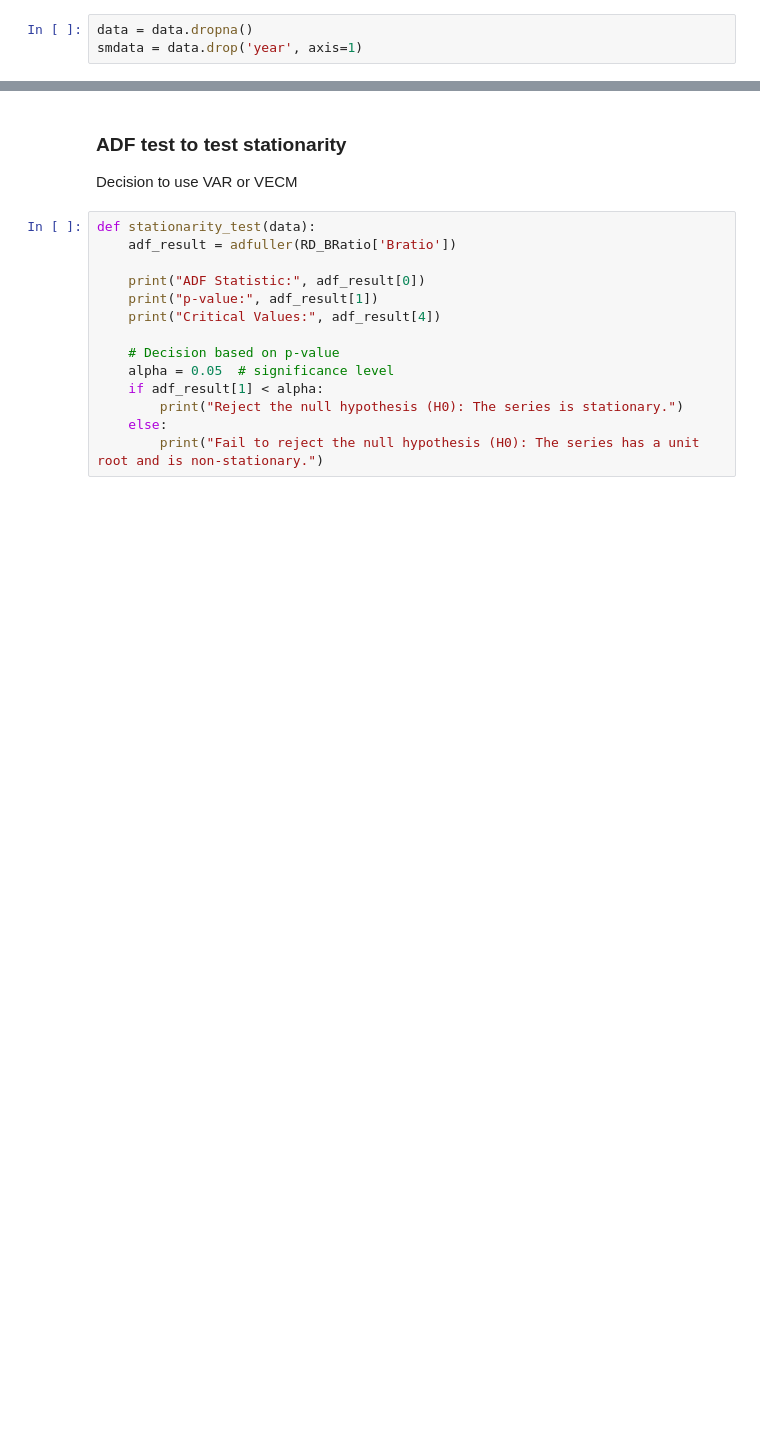
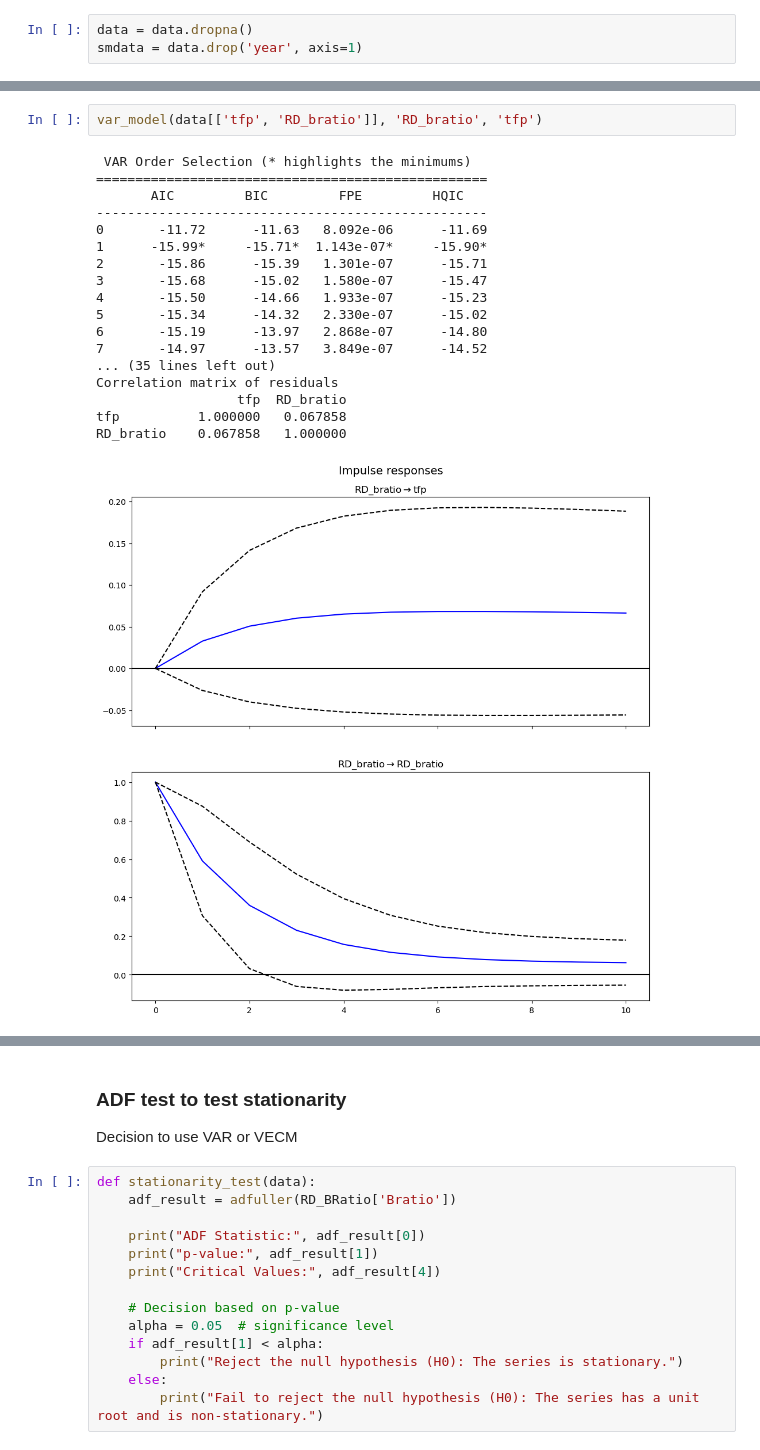
Before and after one commit to yueyun-zhang/InnovationEconomics-Exploration, a Jupyter notebook: Basic Research/Basic Research - VAR.ipynb, the cells around one changed output, grey strips where cells are left out. Cells and saved outputs as stored; diff of their text form; blank space fills up the shorter version.

```diff
--- a/Basic Research/Basic Research - VAR.ipynb
+++ b/Basic Research/Basic Research - VAR.ipynb
@@ -84,0 +184,21 @@ smdata = data.drop('year', axis=1)
+# %%
+var_model(data[['tfp', 'RD_bratio']], 'RD_bratio', 'tfp')
+# %% [output]
+ VAR Order Selection (* highlights the minimums)
+==================================================
+       AIC         BIC         FPE         HQIC
+--------------------------------------------------
+0       -11.72      -11.63   8.092e-06      -11.69
+1      -15.99*     -15.71*  1.143e-07*     -15.90*
+2       -15.86      -15.39   1.301e-07      -15.71
+3       -15.68      -15.02   1.580e-07      -15.47
+4       -15.50      -14.66   1.933e-07      -15.23
+5       -15.34      -14.32   2.330e-07      -15.02
+6       -15.19      -13.97   2.868e-07      -14.80
+7       -14.97      -13.57   3.849e-07      -14.52
+... (35 lines left out)
+Correlation matrix of residuals
+                  tfp  RD_bratio
+tfp          1.000000   0.067858
+RD_bratio    0.067858   1.000000
+[figure, added]
```
Also changed, not shown: parts of 41 cells of this notebook, 6 other files.
